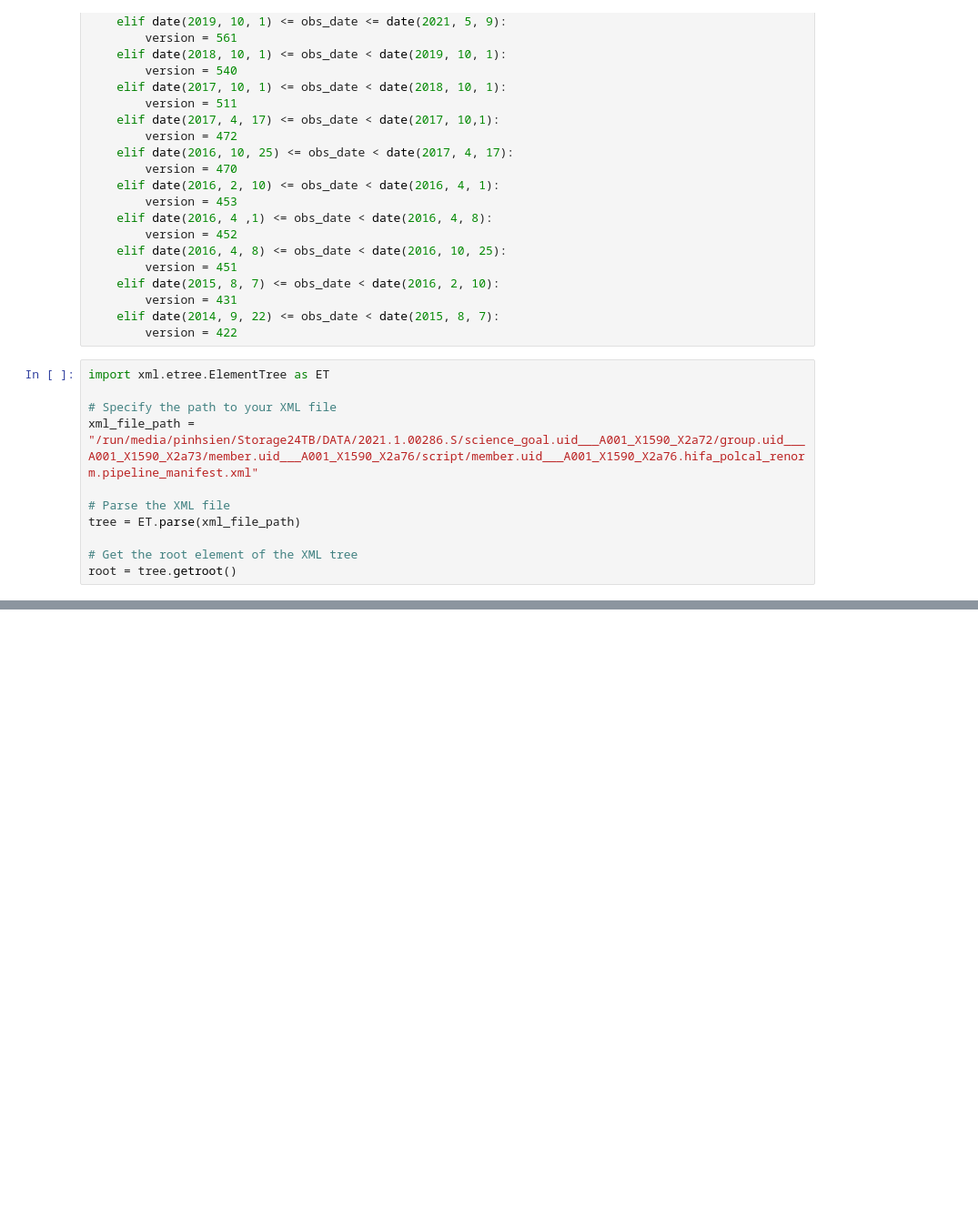
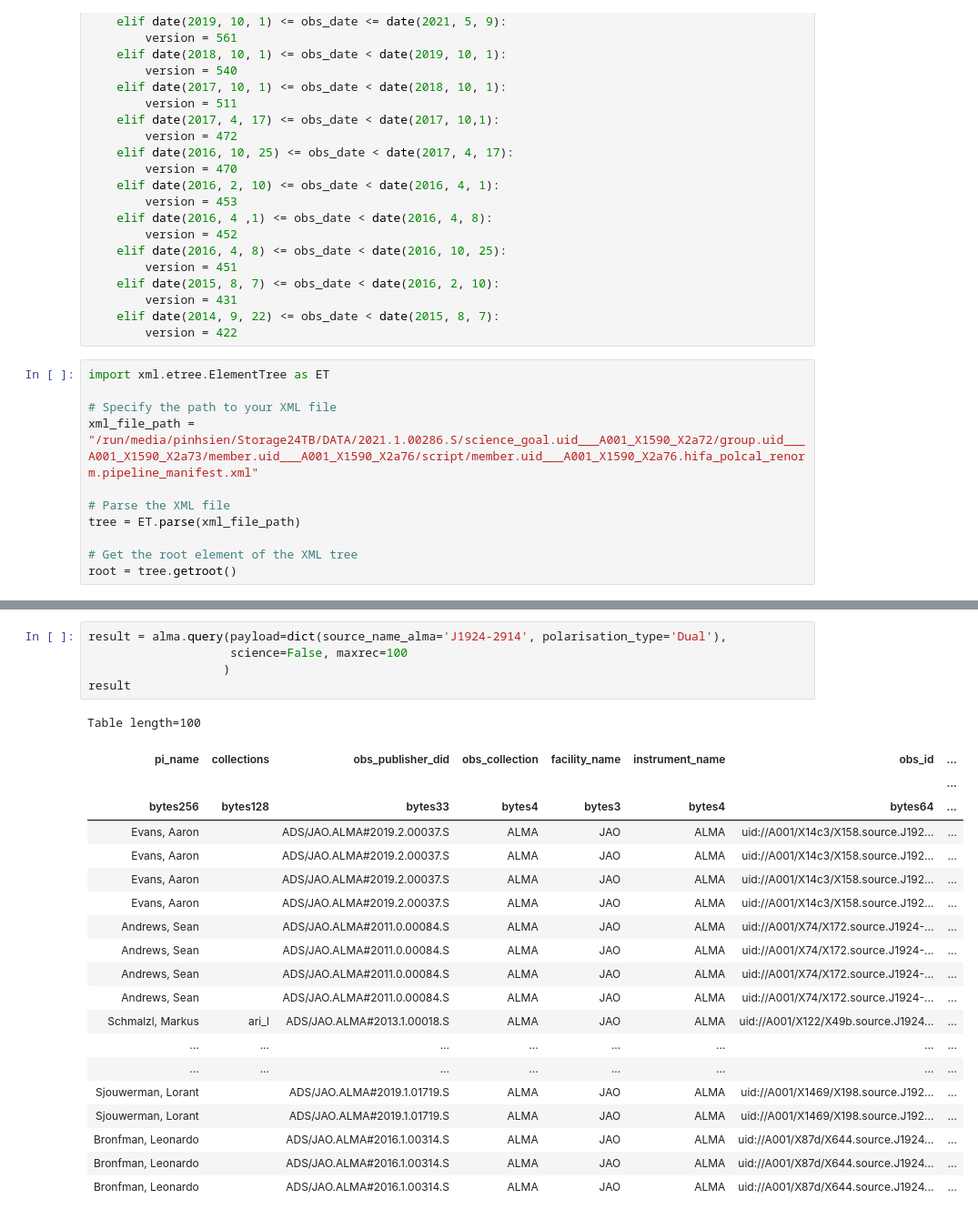
Before and after one commit to peterlai500/QuasarPolarization, a Jupyter notebook: draft.ipynb, the cells around one changed output, grey strips where cells are left out. Shown at 91% size. Cells and saved outputs as stored; diff of their text form; blank space fills up the shorter version.

Commit message:
try to step by step query

```diff
--- a/draft.ipynb
+++ b/draft.ipynb
@@ -132,0 +100,26 @@ TypeError: query_async() missing 1 required positional argument: 'payload'
+# %%
+result = alma.query(payload=dict(source_name_alma='J1924-2914', polarisation_type='Dual'),
+                    science=False, maxrec=100
+                   )
+result
+# %% [output]
+Table length=100
+| pi_name | collections | obs_publisher_did | obs_collection | facility_name | instrument_name | obs_id | ... |
+|  |  |  |  |  |  |  | ... |
+| bytes256 | bytes128 | bytes33 | bytes4 | bytes3 | bytes4 | bytes64 | ... |
+| Evans, Aaron |  | ADS/JAO.ALMA#2019.2.00037.S | ALMA | JAO | ALMA | uid://A001/X14c3/X158.source.J192... | ... |
+| Evans, Aaron |  | ADS/JAO.ALMA#2019.2.00037.S | ALMA | JAO | ALMA | uid://A001/X14c3/X158.source.J192... | ... |
+| Evans, Aaron |  | ADS/JAO.ALMA#2019.2.00037.S | ALMA | JAO | ALMA | uid://A001/X14c3/X158.source.J192... | ... |
+| Evans, Aaron |  | ADS/JAO.ALMA#2019.2.00037.S | ALMA | JAO | ALMA | uid://A001/X14c3/X158.source.J192... | ... |
+| Andrews, Sean |  | ADS/JAO.ALMA#2011.0.00084.S | ALMA | JAO | ALMA | uid://A001/X74/X172.source.J1924-... | ... |
+| Andrews, Sean |  | ADS/JAO.ALMA#2011.0.00084.S | ALMA | JAO | ALMA | uid://A001/X74/X172.source.J1924-... | ... |
+| Andrews, Sean |  | ADS/JAO.ALMA#2011.0.00084.S | ALMA | JAO | ALMA | uid://A001/X74/X172.source.J1924-... | ... |
+| Andrews, Sean |  | ADS/JAO.ALMA#2011.0.00084.S | ALMA | JAO | ALMA | uid://A001/X74/X172.source.J1924-... | ... |
+| Schmalzl, Markus | ari_l | ADS/JAO.ALMA#2013.1.00018.S | ALMA | JAO | ALMA | uid://A001/X122/X49b.source.J1924... | ... |
+| ... | ... | ... | ... | ... | ... | ... | ... |
+| ... | ... | ... | ... | ... | ... | ... | ... |
+| Sjouwerman, Lorant |  | ADS/JAO.ALMA#2019.1.01719.S | ALMA | JAO | ALMA | uid://A001/X1469/X198.source.J192... | ... |
+| Sjouwerman, Lorant |  | ADS/JAO.ALMA#2019.1.01719.S | ALMA | JAO | ALMA | uid://A001/X1469/X198.source.J192... | ... |
+| Bronfman, Leonardo |  | ADS/JAO.ALMA#2016.1.00314.S | ALMA | JAO | ALMA | uid://A001/X87d/X644.source.J1924... | ... |
+| Bronfman, Leonardo |  | ADS/JAO.ALMA#2016.1.00314.S | ALMA | JAO | ALMA | uid://A001/X87d/X644.source.J1924... | ... |
+| Bronfman, Leonardo |  | ADS/JAO.ALMA#2016.1.00314.S | ALMA | JAO | ALMA | uid://A001/X87d/X644.source.J1924... | ... |
```
Also changed, not shown: parts of 12 cells of this notebook, 3 other files.
